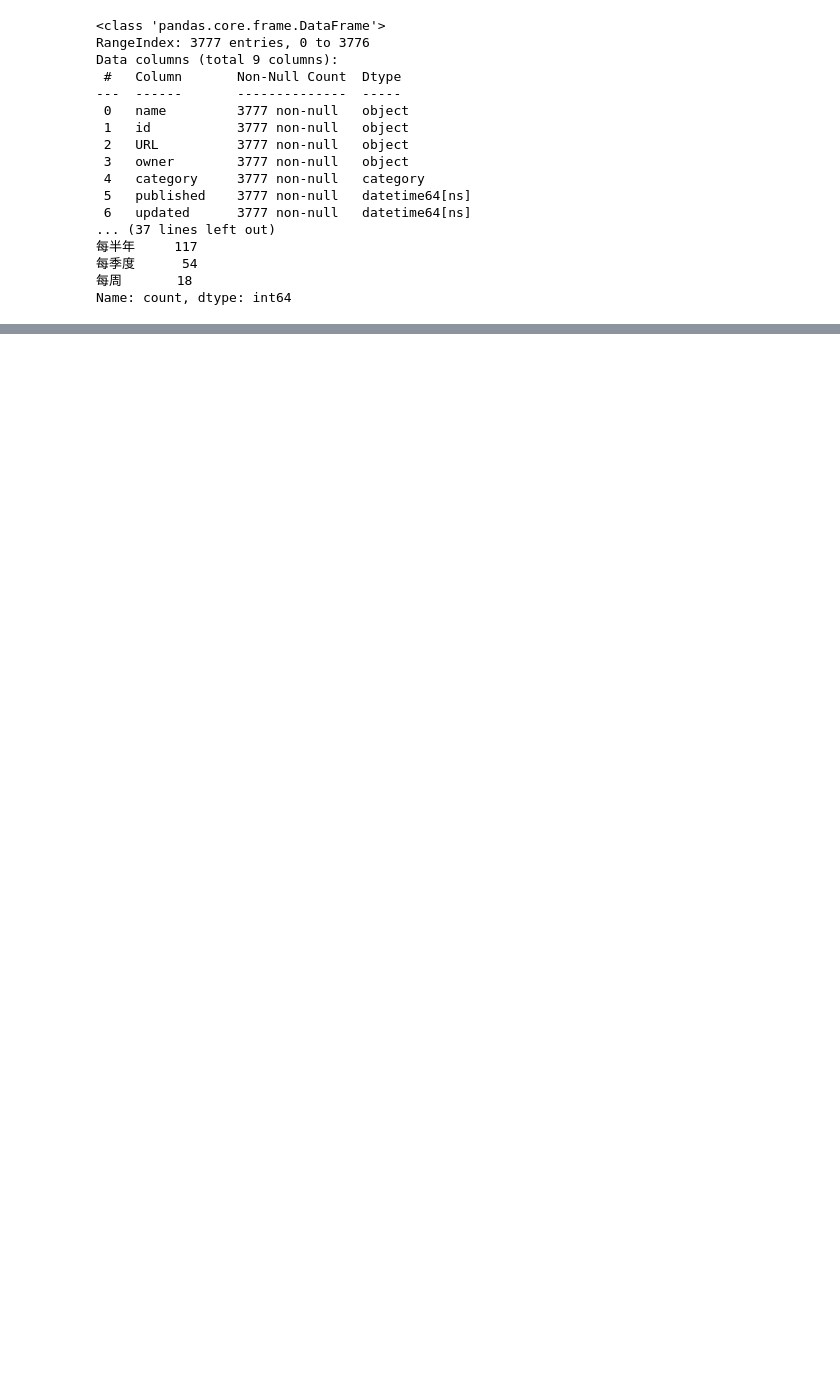
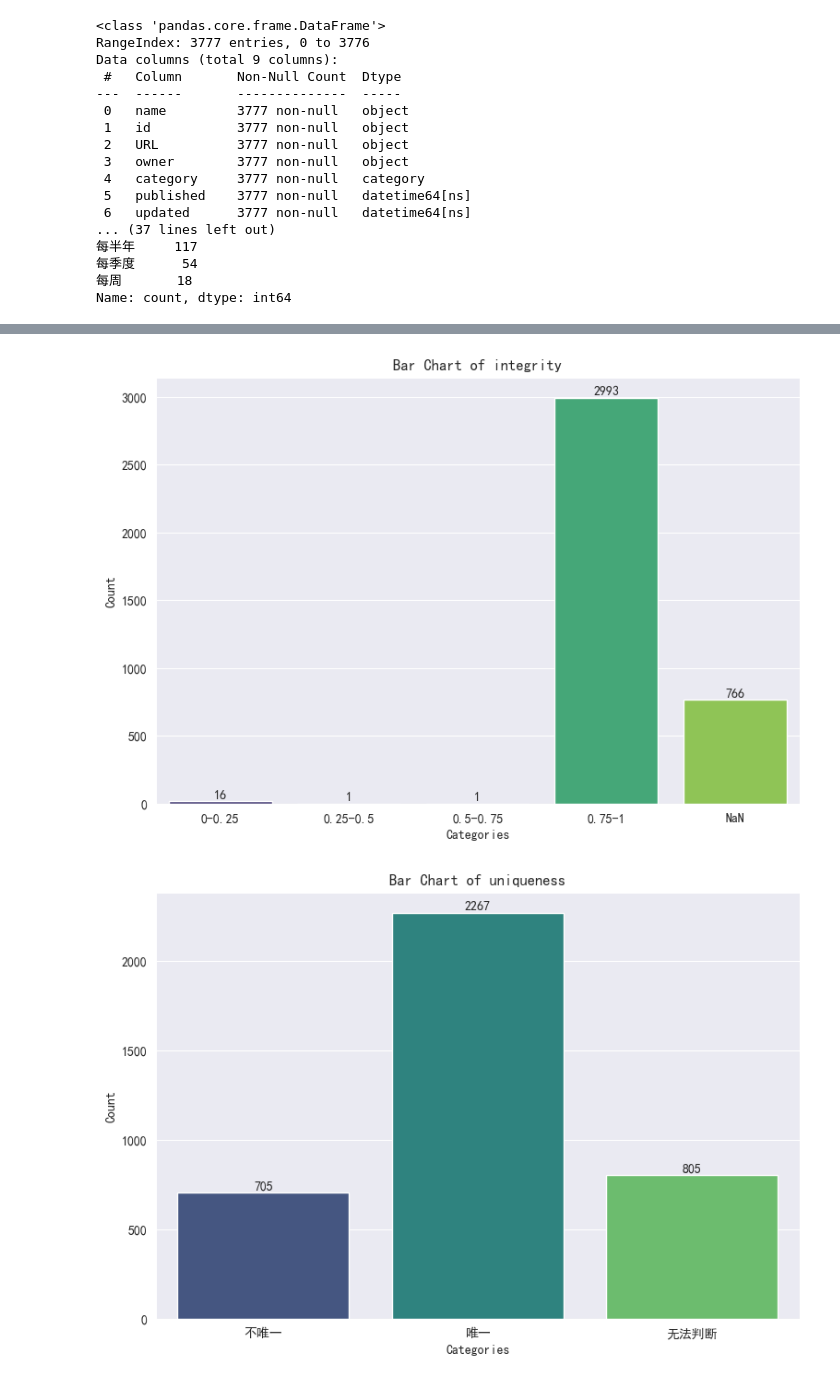
Before and after one commit to BarkingX/CNDataAudit, a Jupyter notebook: adutior.ipynb, the cells around one changed output, grey strips where cells are left out. Saved outputs shown, nothing was run; the diff lists cells and outputs as text; code cells hidden in the pictures; blank space fills up the shorter version.

Commit message:
uniqueness evaluation; parallel; refactoring; visualisation

```diff
--- a/adutior.ipynb
+++ b/adutior.ipynb
@@ -164 +207,9 @@ integrity_df[integrity_df['首个异常行标'] != -1]
+# %%
+def evaluate_uniqueness(df):
+    return evaluate_metric_parallel(df, uniqueness)
+
+def uniqueness(dataset_name):
+    if not exists(dataset_name, dataset_dir):
+        return np.nan
+    return 0 if read_csv(dataset_name).duplicated().any() else 1
 # %%
@@ -277,7 +313,11 @@ timeliness
 Name: count, dtype: int64
 # %%
-def evaluate_data_quality(catalog_df):
-    evaluate_completeness(catalog_df)
-    evaluate_timeliness(catalog_df)
+def evaluate_data_quality(df):
+    return pipeline(df, evaluate_csv_structural_integrity,
+                    evaluate_uniqueness, evaluate_completeness,
+                    evaluate_timeliness)
 
-evaluate_data_quality(catalog_df)
+def view(df):
+    return df[['name', 'owner', 'category', 'integrity', 'uniqueness', 'completeness', 'timeliness', ]]
+
+evaluated_df = evaluate_data_quality(catalog_df)
@@ -296,0 +362,52 @@ catalog_view.sample(5)
+# %%
+from collections import defaultdict
+
+
+def visualize_data_quality(df, save_path=None):
+    bins = (0, 0.25, 0.5, 0.75, 1)
+    bin_labels = ('0-0.25', '0.25-0.5', '0.5-0.75', '0.75-1', 'NaN')
+
+    for i, metric in enumerate(metrics):
+        _, ax = plt.subplots(figsize=(9, 6))
+        if metric in ['integrity', 'completeness']:
+            plot_category_chart(ax, metric, df.copy(), bins, bin_labels)
+        else:
+            plot_category_chart(ax, metric, df.copy())
+        if save_path is not None:
+            plt.savefig(f'{save_path}_{metric}.png')
+
+    plt.tight_layout()
+    plt.show()
+
+def plot_category_chart(ax, column, df, bins=None, bin_labels=None):
+    if bins and bin_labels:
+        df['Category'] = pd.cut(df[column].dropna(), bins=bins, labels=bin_labels[:-1],
+                                include_lowest=True)
+        df['Category'] = df['Category'].astype(str)
+        df.loc[df[column].isna(), 'Category'] = 'NaN'
+    else:
+        df['Category'] = df[column].map(label_dict_of(column)).fillna('NaN')
+
+    sns.countplot(x='Category', data=df, ax=ax, palette='viridis',
+                  order=bin_labels if bins else sorted(df['Category'].unique()))
+    ax.set_title(f'Bar Chart of {column}')
+    ax.set_xlabel('Categories')
+    ax.set_ylabel('Count')
+
+    for p in ax.patches:
+        ax.annotate(f'{int(p.get_height())}', (p.get_x() + p.get_width() / 2., p.get_height()),
+                    ha='center', va='center', xytext=(0, 5), textcoords='offset points')
+
+def label_dict_of(column):
+    return defaultdict(lambda: '无法判断', {
+        'integrity': {1.0: '正常', 0.0: '格式问题'},
+        'completeness': {1.0: '完全', 0.0: '不完全'},
+        'uniqueness': {1.0: '唯一', 0.0: '不唯一'},
+        'timeliness': {1.0: '及时', 0.0: '不及时'}
+    }.get(column, {}))
+
+
+visualize_data_quality(evaluated_df, 'output')
+# %% [output]
+[figure, added]
+[figure, added]
```
Also changed, not shown: parts of 12 cells of this notebook.
